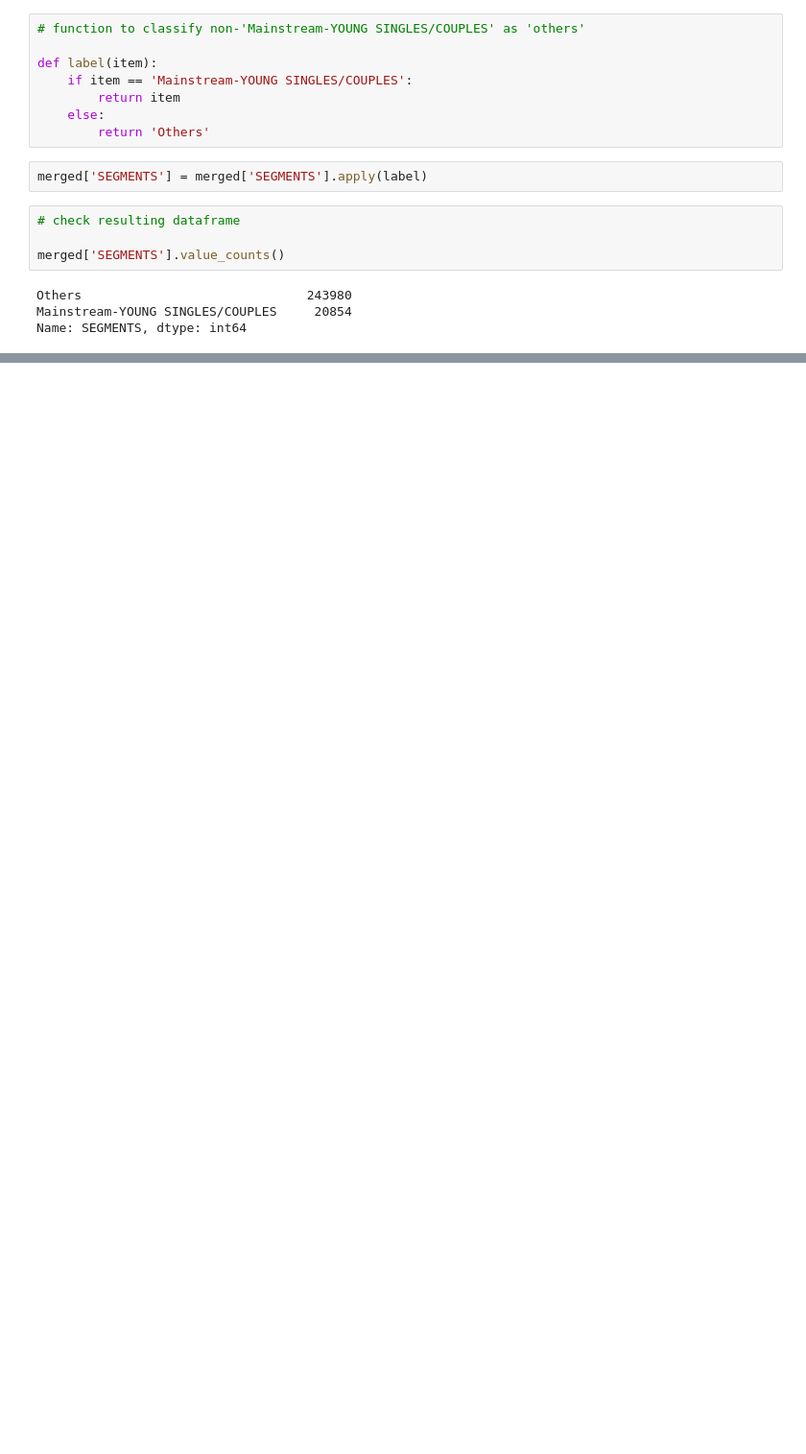
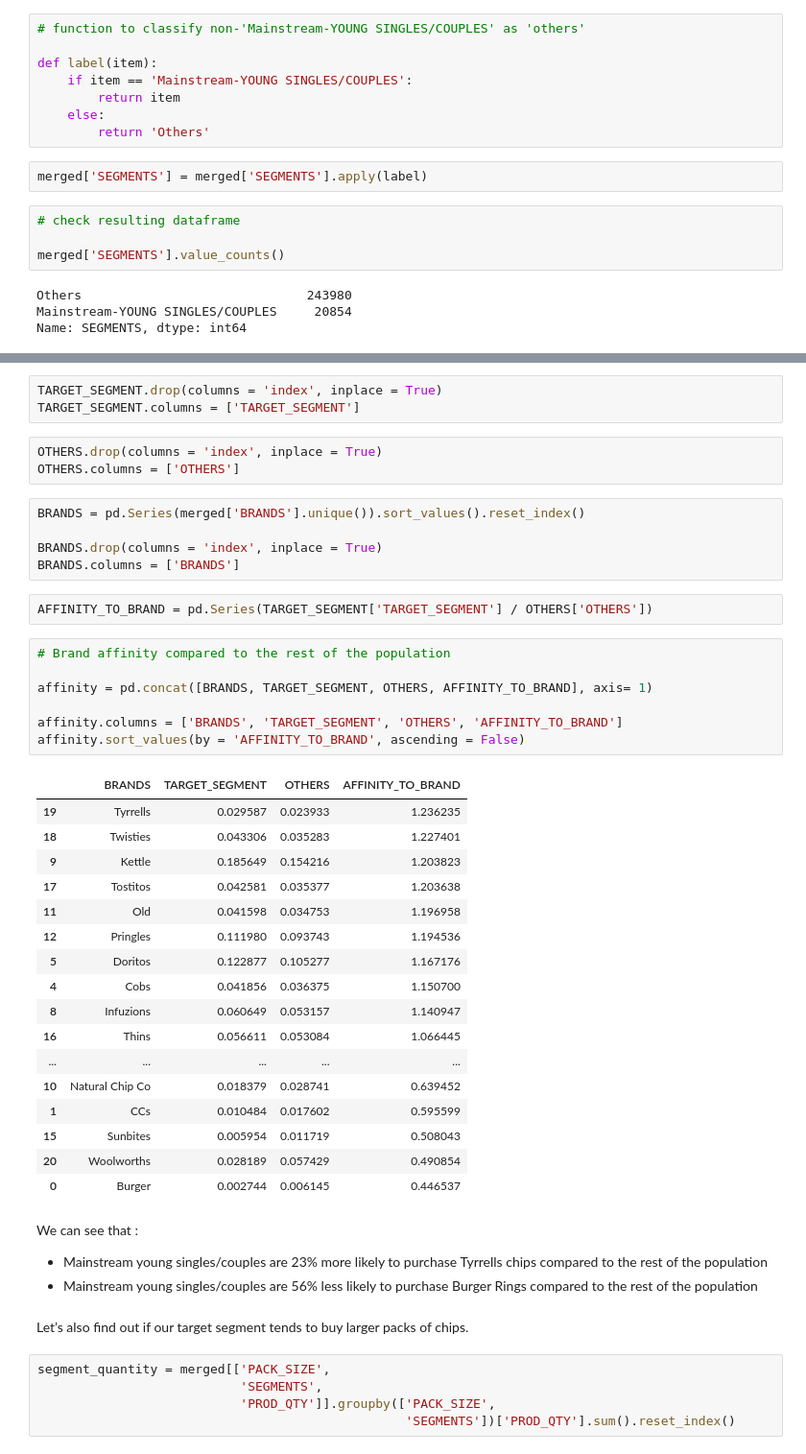
Before and after one commit to Solihin-k/Quantium-Data-Analytics, a Jupyter notebook: Task_1.ipynb, the cells around one changed output, grey strips where cells are left out. Shown: that part at 96% size. Drawn from its saved outputs; the diff is of its cells as text; blank space fills up the shorter version.

Commit message:
updated affinity analysis

```diff
--- a/Task_1.ipynb
+++ b/Task_1.ipynb
@@ -976,0 +980,50 @@ As for packaging size, Mainstream-YOUNG SINGLES/COUPLES customer tend to prefer
+# %%
+TARGET_SEGMENT.drop(columns = 'index', inplace = True)
+TARGET_SEGMENT.columns = ['TARGET_SEGMENT']
+# %%
+OTHERS.drop(columns = 'index', inplace = True)
+OTHERS.columns = ['OTHERS']
+# %%
+BRANDS = pd.Series(merged['BRANDS'].unique()).sort_values().reset_index()
+
+BRANDS.drop(columns = 'index', inplace = True)
+BRANDS.columns = ['BRANDS']
+# %%
+AFFINITY_TO_BRAND = pd.Series(TARGET_SEGMENT['TARGET_SEGMENT'] / OTHERS['OTHERS'])
+# %%
+# Brand affinity compared to the rest of the population
+
+affinity = pd.concat([BRANDS, TARGET_SEGMENT, OTHERS, AFFINITY_TO_BRAND], axis= 1)
+
+affinity.columns = ['BRANDS', 'TARGET_SEGMENT', 'OTHERS', 'AFFINITY_TO_BRAND']
+affinity.sort_values(by = 'AFFINITY_TO_BRAND', ascending = False)
+# %% [output]
+|  | BRANDS | TARGET_SEGMENT | OTHERS | AFFINITY_TO_BRAND |
+| 19 | Tyrrells | 0.029587 | 0.023933 | 1.236235 |
+| 18 | Twisties | 0.043306 | 0.035283 | 1.227401 |
+| 9 | Kettle | 0.185649 | 0.154216 | 1.203823 |
+| 17 | Tostitos | 0.042581 | 0.035377 | 1.203638 |
+| 11 | Old | 0.041598 | 0.034753 | 1.196958 |
+| 12 | Pringles | 0.111980 | 0.093743 | 1.194536 |
+| 5 | Doritos | 0.122877 | 0.105277 | 1.167176 |
+| 4 | Cobs | 0.041856 | 0.036375 | 1.150700 |
+| 8 | Infuzions | 0.060649 | 0.053157 | 1.140947 |
+| 16 | Thins | 0.056611 | 0.053084 | 1.066445 |
+| ... | ... | ... | ... | ... |
+| 10 | Natural Chip Co | 0.018379 | 0.028741 | 0.639452 |
+| 1 | CCs | 0.010484 | 0.017602 | 0.595599 |
+| 15 | Sunbites | 0.005954 | 0.011719 | 0.508043 |
+| 20 | Woolworths | 0.028189 | 0.057429 | 0.490854 |
+| 0 | Burger | 0.002744 | 0.006145 | 0.446537 |
+# %% [markdown]
+We can see that :
+
+- Mainstream young singles/couples are 23% more likely to purchase Tyrrells chips compared to the rest of the population
+- Mainstream young singles/couples are 56% less likely to purchase Burger Rings compared to the rest of the population
+# %% [markdown]
+Let’s also find out if our target segment tends to buy larger packs of chips.
+# %%
+segment_quantity = merged[['PACK_SIZE',
+                           'SEGMENTS',
+                           'PROD_QTY']].groupby(['PACK_SIZE',
+                                                 'SEGMENTS'])['PROD_QTY'].sum().reset_index()
```
Also changed, not shown: parts of 63 cells of this notebook.
